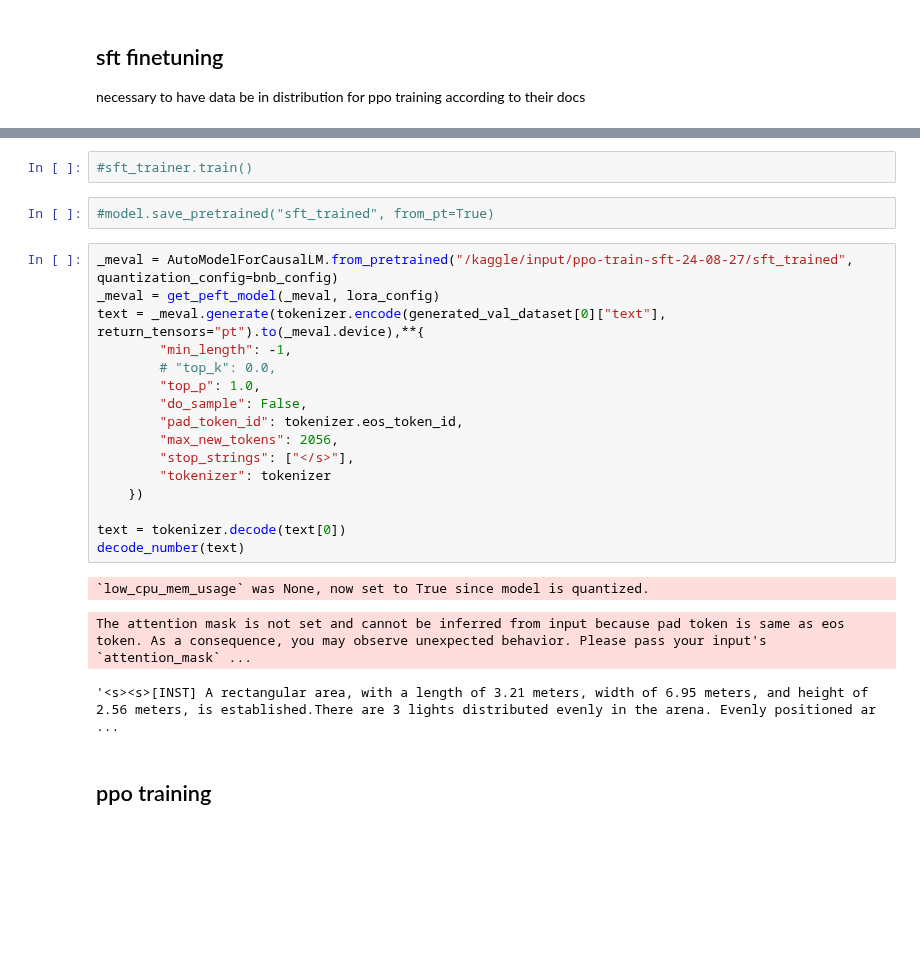
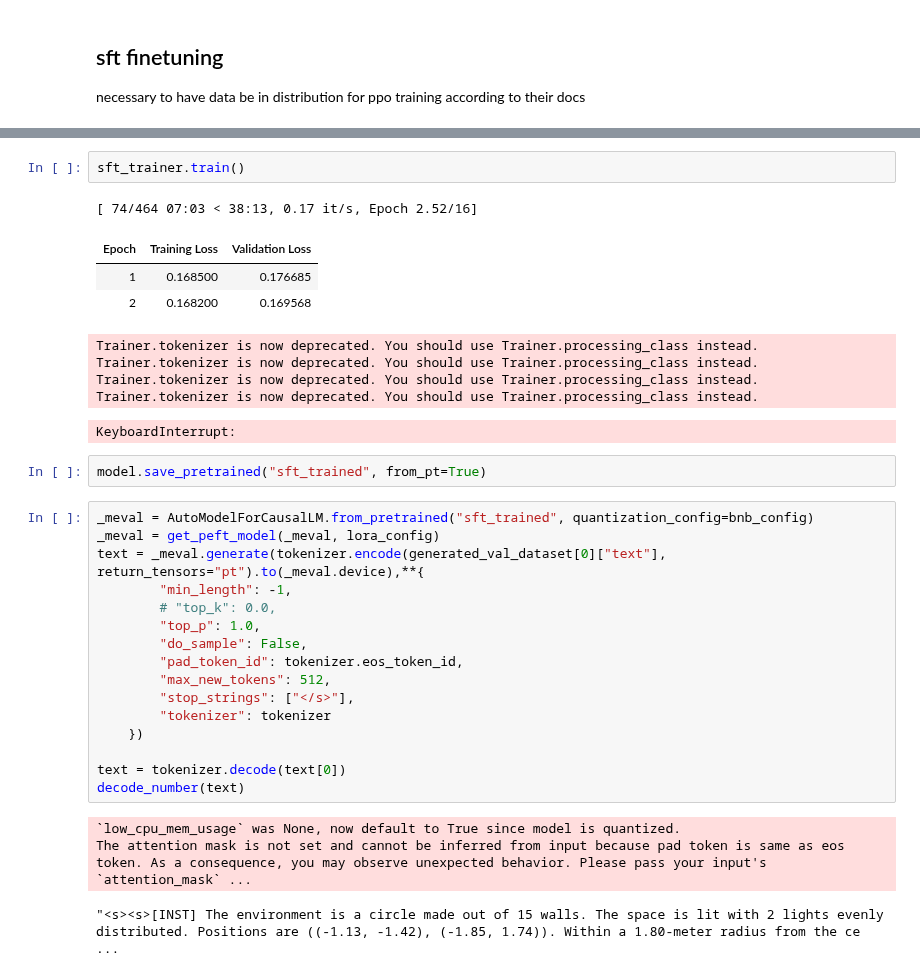
Before and after one commit to julianjandeleit/thesis_llm_collective_behavior_generation, a Jupyter notebook: llm_training/sft-trainer.ipynb, the cells around one changed output, grey strips where cells are left out. Drawn from its saved outputs; the diff is of its cells as text; blank space fills up the shorter version.

Commit message:
start training

```diff
--- a/llm_training/sft-trainer.ipynb
+++ b/llm_training/sft-trainer.ipynb
@@ -310,9 +252,19 @@ from transformers import TrainingArguments
 # %%
-#sft_trainer.train()
+sft_trainer.train()
+# %% [output]
+[ 74/464 07:03 < 38:13, 0.17 it/s, Epoch 2.52/16]
+| Epoch | Training Loss | Validation Loss |
+| 1 | 0.168500 | 0.176685 |
+| 2 | 0.168200 | 0.169568 |
+Trainer.tokenizer is now deprecated. You should use Trainer.processing_class instead.
+Trainer.tokenizer is now deprecated. You should use Trainer.processing_class instead.
+Trainer.tokenizer is now deprecated. You should use Trainer.processing_class instead.
+Trainer.tokenizer is now deprecated. You should use Trainer.processing_class instead.
+KeyboardInterrupt:
 # %%
-#model.save_pretrained("sft_trained", from_pt=True)
+model.save_pretrained("sft_trained", from_pt=True)
 # %%
-_meval = AutoModelForCausalLM.from_pretrained("/kaggle/input/ppo-train-sft-24-08-27/sft_trained", quantization_config=bnb_config)
+_meval = AutoModelForCausalLM.from_pretrained("sft_trained", quantization_config=bnb_config)
 _meval = get_peft_model(_meval, lora_config)
 text = _meval.generate(tokenizer.encode(generated_val_dataset[0]["text"], return_tensors="pt").to(_meval.device),**{
         "min_length": -1,
@@ -320,7 +272,7 @@ text = _meval.generate(tokenizer.encode(generated_val_dataset[0]["text"], return
         "top_p": 1.0,
         "do_sample": False,
         "pad_token_id": tokenizer.eos_token_id,
-        "max_new_tokens": 2056,
+        "max_new_tokens": 512,
         "stop_strings": ["</s>"],
         "tokenizer": tokenizer
     })
@@ -328,8 +280,6 @@ text = _meval.generate(tokenizer.encode(generated_val_dataset[0]["text"], return
 text = tokenizer.decode(text[0])
 decode_number(text)
 # %% [output]
-`low_cpu_mem_usage` was None, now set to True since model is quantized.
+`low_cpu_mem_usage` was None, now default to True since model is quantized.
+The attention mask is not set and cannot be inferred from input because pad token is same as eos token. As a consequence, you may observe unexpected behavior. Please pass your input's `attention_mask` ...
-The attention mask is not set and cannot be inferred from input because pad token is same as eos token. As a consequence, you may observe unexpected behavior. Please pass your input's `attention_mask` ...
+"<s><s>[INST] The environment is a circle made out of 15 walls. The space is lit with 2 lights evenly distributed. Positions are ((-1.13, -1.42), (-1.85, 1.74)). Within a 1.80-meter radius from the ce ...
-'<s><s>[INST] A rectangular area, with a length of 3.21 meters, width of 6.95 meters, and height of 2.56 meters, is established.There are 3 lights distributed evenly in the arena. Evenly positioned ar ...
-# %% [markdown]
-## ppo training
```
Also changed, not shown: parts of 27 cells of this notebook, 5 other files.
